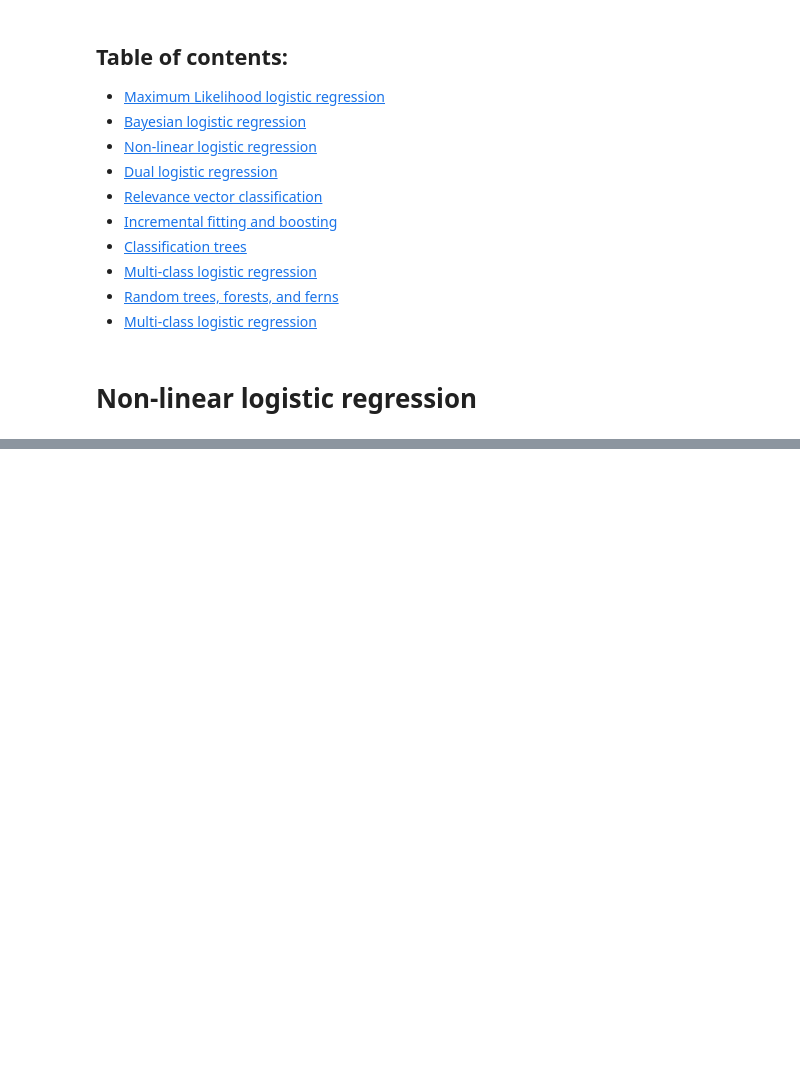
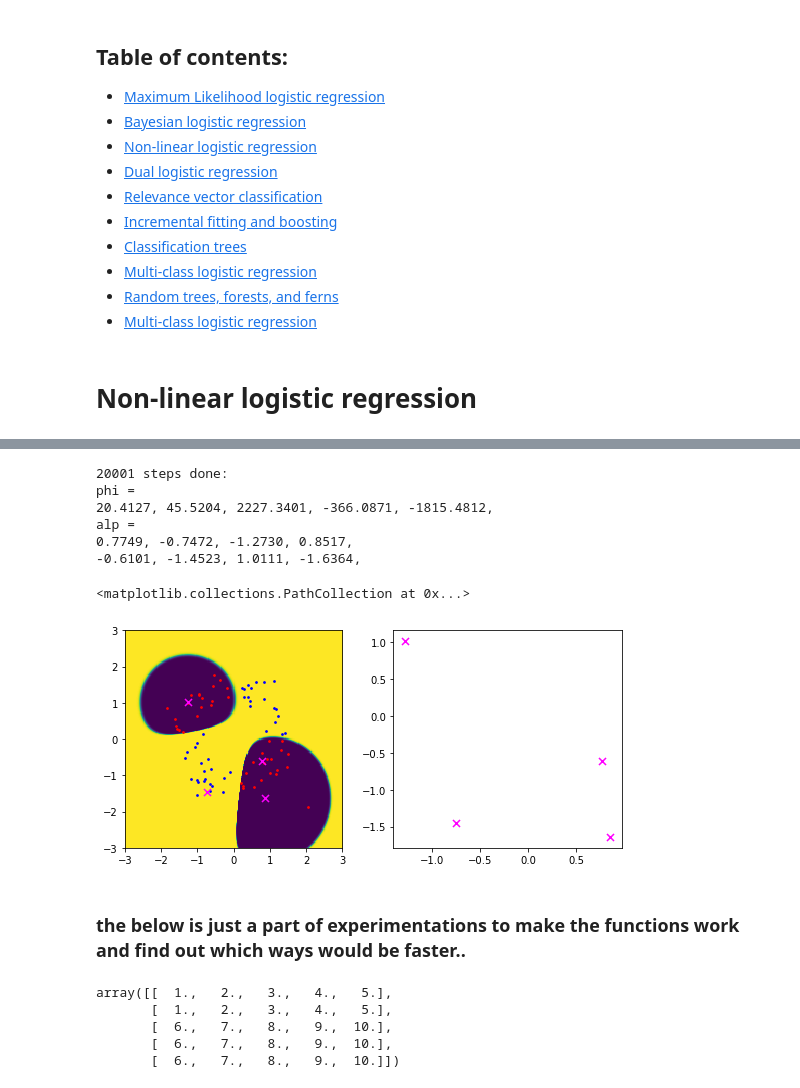
Before and after one commit to kiyomizuhi/machine_learning_scratch_Prince_computer_vision, a Jupyter notebook: scratch/classification/non_linear_logistic_regression.ipynb, the cells around one changed output, grey strips where cells are left out. Saved outputs shown, nothing was run; the diff lists cells and outputs as text; code cells hidden in the pictures; blank space fills up the shorter version.

```diff
--- a/scratch/classification/non_linear_logistic_regression.ipynb
+++ b/scratch/classification/non_linear_logistic_regression.ipynb
@@ -374,0 +807,26 @@ plt.scatter(ds2[0], ds2[1], s=3, c=(0., 0.4, 1.))
+# %%
+plt.rcParams['figure.figsize'] = (9.0, 4.0)
+z = radial_basis(x, alp, lmd)
+phi, alp, theta, cost, step = newton_method(z, x, w, phi, alp, beta, lmd, nnn)
+
+plt.subplot(1,2,1)
+bd = plot_decision_boundary_dim2(phi, alp, lmd)
+plt.scatter(ds1[0], ds1[1], c=(1., 0., 0.), s=3)
+plt.scatter(ds2[0], ds2[1], c=(0., 0., 1.), s=3)
+plt.scatter(alp[0], alp[1], s=50, c=(1.0, 0.0, 1.0), marker='x')
+plt.xlim((-3, 3))
+plt.ylim((-3, 3))
+
+plt.subplot(1,2,2)
+plt.scatter(alp[0], alp[1], s=50, c=(1.0, 0.0, 1.0), marker='x')
+# %% [output]
+20001 steps done:
+phi =
+20.4127, 45.5204, 2227.3401, -366.0871, -1815.4812,
+alp =
+0.7749, -0.7472, -1.2730, 0.8517,
+-0.6101, -1.4523, 1.0111, -1.6364,
+<matplotlib.collections.PathCollection at 0x...>
+[figure, added]
+# %% [markdown]
+### the below is just a part of experimentations to make the functions work and find out which ways would be faster..
@@ -374,0 +965,11 @@ plt.scatter(ds2[0], ds2[1], s=3, c=(0., 0.4, 1.))
+# %%
+a = np.arange(1,11)
+aa = a.reshape(2,5)
+aaa = np.kron(aa, np.ones((3, 1)))
+aaa[1:]
+# %% [output]
+array([[  1.,   2.,   3.,   4.,   5.],
+       [  1.,   2.,   3.,   4.,   5.],
+       [  6.,   7.,   8.,   9.,  10.],
+       [  6.,   7.,   8.,   9.,  10.],
+       [  6.,   7.,   8.,   9.,  10.]])
```
Also changed, not shown: parts of 22 cells of this notebook.
